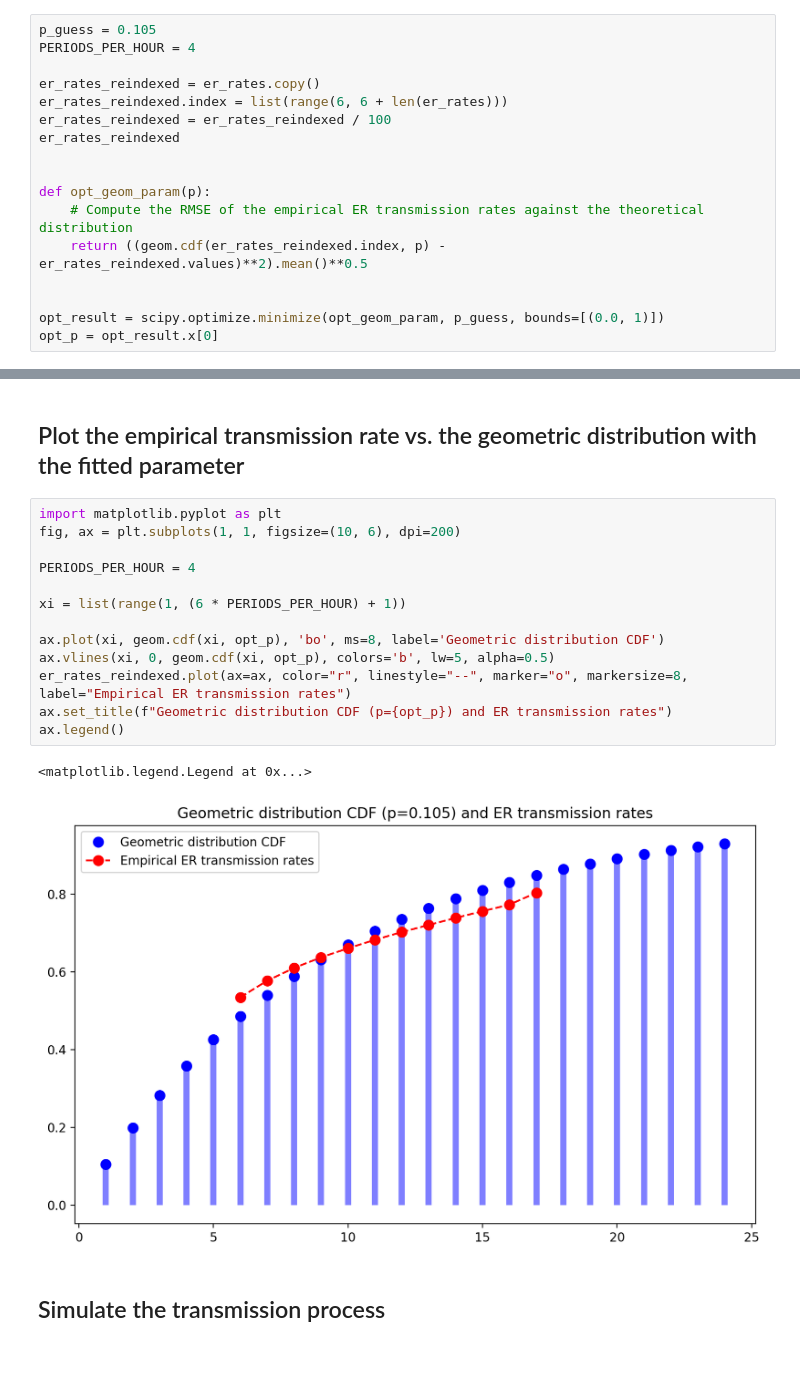
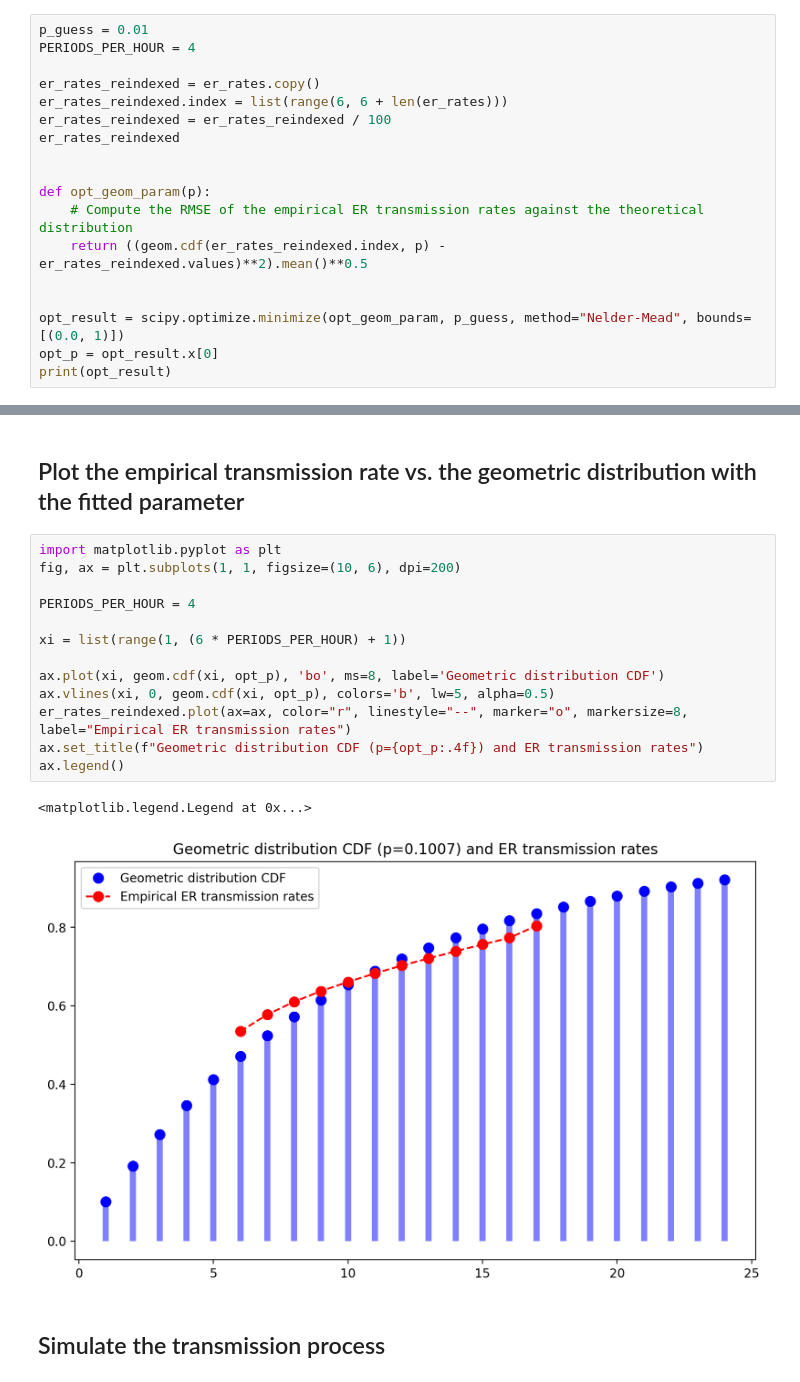
Before and after one commit to avsolatorio/philippine-elections-2022, a Jupyter notebook: ppc-transmission-simulation.ipynb, the cells around one changed output, grey strips where cells are left out. Saved outputs shown, nothing was run; the diff lists cells and outputs as text.

Commit message:
Use optimized parameter

```diff
--- a/ppc-transmission-simulation.ipynb
+++ b/ppc-transmission-simulation.ipynb
@@ -108,7 +108,7 @@ dtype: float64
 # %% [markdown]
 ## Optimize the parameter using the truncated transmission rate data
 # %%
-p_guess = 0.105
+p_guess = 0.01
 PERIODS_PER_HOUR = 4
 
 er_rates_reindexed = er_rates.copy()
@@ -122,5 +122,6 @@ def opt_geom_param(p):
     return ((geom.cdf(er_rates_reindexed.index, p) - er_rates_reindexed.values)**2).mean()**0.5
 
 
-opt_result = scipy.optimize.minimize(opt_geom_param, p_guess, bounds=[(0.0, 1)])
+opt_result = scipy.optimize.minimize(opt_geom_param, p_guess, method="Nelder-Mead", bounds=[(0.0, 1)])
 opt_p = opt_result.x[0]
+print(opt_result)
@@ -129,19 +140,19 @@ opt_p = opt_result.x[0]
 # %%
 import matplotlib.pyplot as plt
 fig, ax = plt.subplots(1, 1, figsize=(10, 6), dpi=200)
 
 PERIODS_PER_HOUR = 4
 
 xi = list(range(1, (6 * PERIODS_PER_HOUR) + 1))
 
 ax.plot(xi, geom.cdf(xi, opt_p), 'bo', ms=8, label='Geometric distribution CDF')
 ax.vlines(xi, 0, geom.cdf(xi, opt_p), colors='b', lw=5, alpha=0.5)
 er_rates_reindexed.plot(ax=ax, color="r", linestyle="--", marker="o", markersize=8, label="Empirical ER transmission rates")
-ax.set_title(f"Geometric distribution CDF (p={opt_p}) and ER transmission rates")
+ax.set_title(f"Geometric distribution CDF (p={opt_p:.4f}) and ER transmission rates")
 ax.legend()
 # %% [output]
 <matplotlib.legend.Legend at 0x...>
-[figure, old version]
+[figure, new version]
 # %% [markdown]
 ## Simulate the transmission process
 # %%
```
Also changed, not shown: parts of 9 cells of this notebook.
